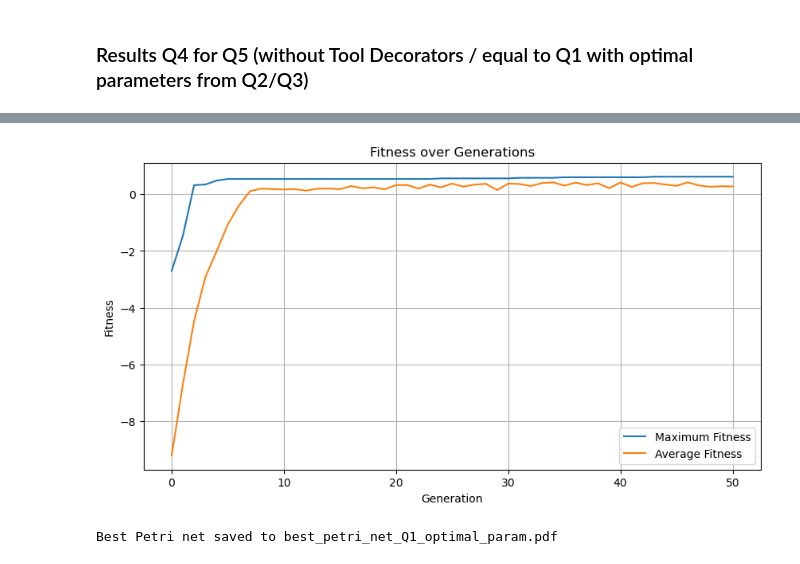
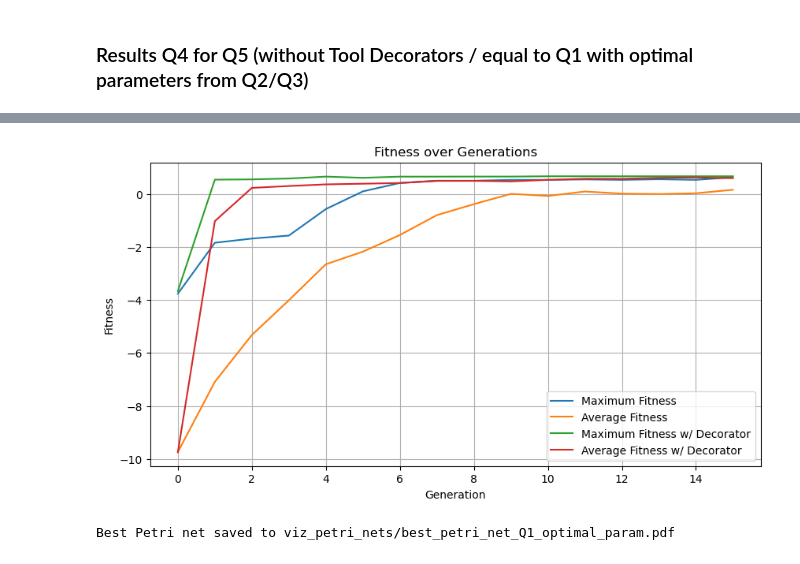
Before and after one commit to QuintenTijn/Decision_with_AI, a Jupyter notebook: Code_final.ipynb, the cells around one changed output, grey strips where cells are left out. Cells and saved outputs as stored; diff of their text form; code cells hidden in the pictures.

```diff
--- a/Code_final.ipynb
+++ b/Code_final.ipynb
@@ -671,7 +666,7 @@ creator.create("Individual", list, fitness=creator.FitnessMax) # Creates an indi
 
 toolbox = base.Toolbox()
 
-NGEN = 50        # Number of Generations
+NGEN = 1        # Number of Generations
 # Just took standard values for hyperparameters
 POP_SIZE = 100   # Population size
 CXPB = 0.8       # Crossover Probability
@@ -693,8 +688,6 @@ toolbox.decorate("mate", checkSelfLoops()) # Decorate the mate function to check
 toolbox.decorate("mate", checkBackwardsVisibleLoops()) # Decorate the mate function to check for backwards visible loops
 toolbox.decorate("mutate", checkSelfLoops())
 toolbox.decorate("mutate", checkBackwardsVisibleLoops())
-toolbox.decorate("select", checkSelfLoops())
-toolbox.decorate("select", checkBackwardsVisibleLoops())
 
 stats = tools.Statistics(lambda ind: ind.fitness.values)
 stats.register("max", np.max)
@@ -756,11 +734,11 @@ Best Matrix:
 # %%
-gen = logbook.select("gen")
-max_fitness = logbook.select("max")
-avg_fitness = logbook.select("avg")
+gen_q4 = logbook.select("gen")
+max_fitness_q4 = logbook.select("max")
+avg_fitness_q4 = logbook.select("avg")
 
 plt.figure(figsize=(10, 5))
-plt.plot(gen, max_fitness, label="Maximum Fitness")
-plt.plot(gen, avg_fitness, label="Average Fitness")
+plt.plot(gen_q4, max_fitness_q4, label="Maximum Fitness w/ Decorator")
+plt.plot(gen_q4, avg_fitness_q4, label="Average Fitness w/ Decorator")
 plt.xlabel("Generation")
 plt.ylabel("Fitness")
 plt.title("Fitness over Generations")
@@ -786,7 +764,7 @@ creator.create("Individual", list, fitness=creator.FitnessMax) # Creates an indi
 
 toolbox = base.Toolbox()
 
-NGEN = 50        # Number of Generations
+NGEN = 15        # Number of Generations
 # Just took standard values for hyperparameters
 POP_SIZE = 100   # Population size
 CXPB = 0.8       # Crossover Probability
@@ -849,23 +827,25 @@ Fitness: 0.6191789321789318
 # %%
 gen = logbook.select("gen")
 max_fitness = logbook.select("max")
 avg_fitness = logbook.select("avg")
 
 plt.figure(figsize=(10, 5))
 plt.plot(gen, max_fitness, label="Maximum Fitness")
 plt.plot(gen, avg_fitness, label="Average Fitness")
+plt.plot(gen_q4, max_fitness_q4, label="Maximum Fitness w/ Decorator")
+plt.plot(gen_q4, avg_fitness_q4, label="Average Fitness w/ Decorator")
 plt.xlabel("Generation")
 plt.ylabel("Fitness")
 plt.title("Fitness over Generations")
 plt.legend()
 plt.grid(True)
 plt.show()
 # %% [output]
-[figure, old version]
+[figure, new version]
 # %%
 # Visualize the best Petri net found
-output_filename = "best_petri_net_Q1_optimal_param.pdf"
+output_filename = "viz_petri_nets/best_petri_net_Q1_optimal_param.pdf"
 sol_to_graphviz(best_ind, output_file=output_filename)
 print(f"\nBest Petri net saved to {output_filename}")
 # %% [output]
-Best Petri net saved to best_petri_net_Q1_optimal_param.pdf
+Best Petri net saved to viz_petri_nets/best_petri_net_Q1_optimal_param.pdf
```
Also changed, not shown: parts of 15 cells of this notebook.
